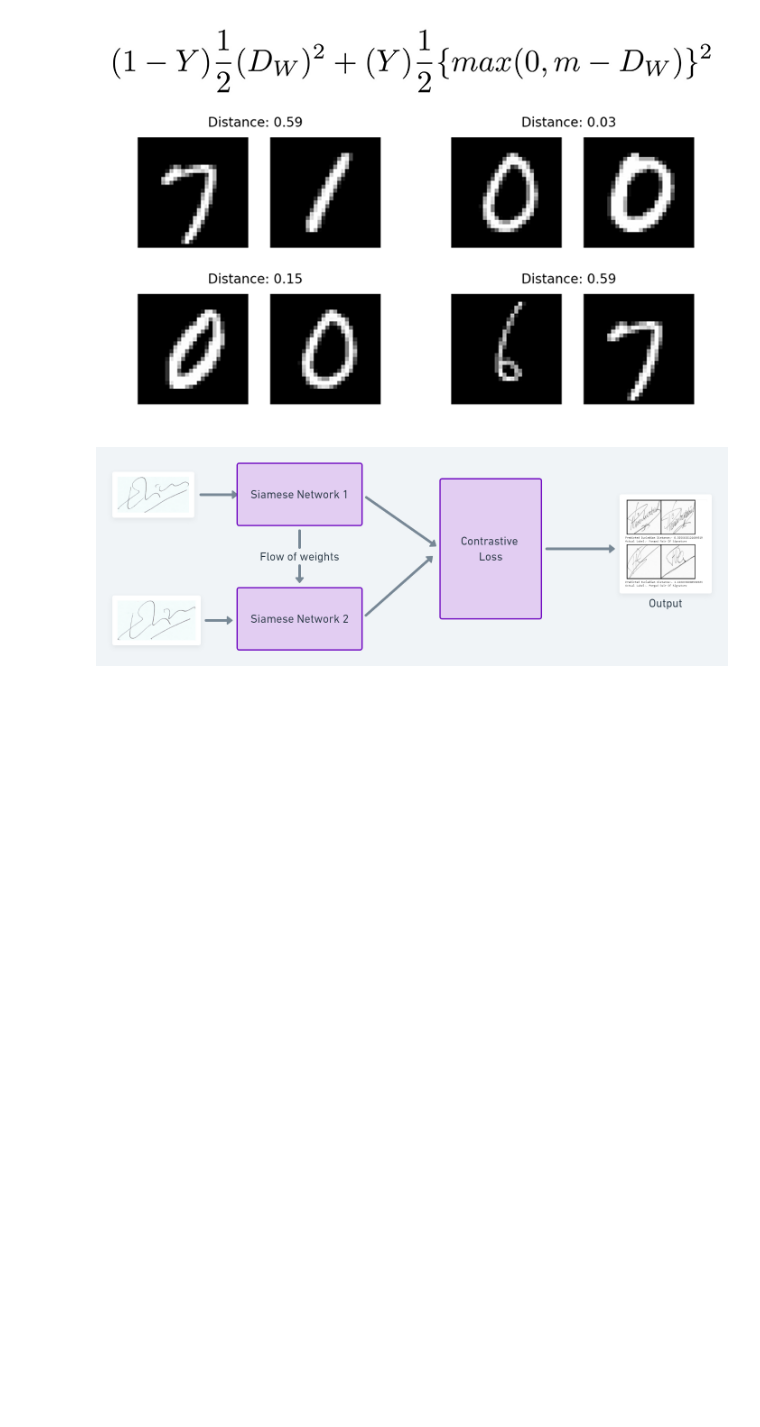
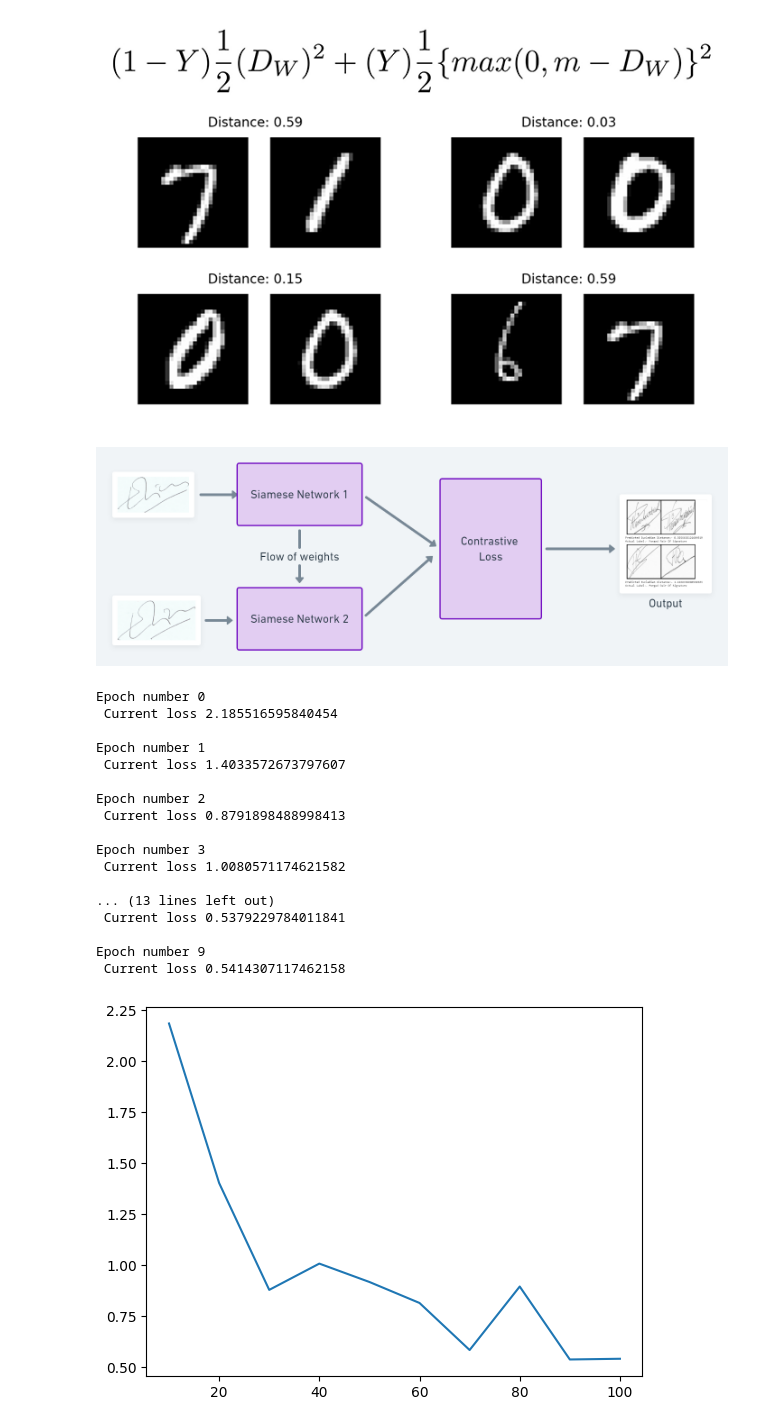
Before and after one commit to PNisargkumar/SiameseNeuralNetwork, a Jupyter notebook: 014_siameseNetwork.ipynb, the cells around one changed output. Saved outputs shown, nothing was run; the diff lists cells and outputs as text; code cells hidden in the pictures; blank space fills up the shorter version.

```diff
--- a/014_siameseNetwork.ipynb
+++ b/014_siameseNetwork.ipynb
@@ -21,6 +21,7 @@ from torch.autograd import Variable
 import torch.nn as nn
 from torch import optim
 import torch.nn.functional as F
+device = torch.device("cuda" if torch.cuda.is_available() else "cpu")
 # %%
 # Creating some helper functions
 def imshow(img, text=None):
@@ -178,10 +179,9 @@ class ContrastiveLoss(torch.nn.Module):
 # Load the training dataset
 train_dataloader = DataLoader(siamese_dataset,
                         shuffle=True,
-                        num_workers=8,
                         batch_size=64)
 # %%
-net = SiameseNetwork().cuda()
+net = SiameseNetwork().to(device)
 criterion = ContrastiveLoss()
 optimizer = optim.Adam(net.parameters(), lr = 0.0005 )
 # %% [markdown]
@@ -192,37 +192,56 @@ loss_history = []
 iteration_number= 0
 
 # Iterate throught the epochs
-for epoch in range(100):
+for epoch in range(10):
 
     # Iterate over batches
-    for i, (img0, img1, label) in enumerate(train_dataloader, 0):
+    for i, (img0, img1, label) in enumerate(train_dataloader):
 
         # Send the images and labels to CUDA
-        img0, img1, label = img0.cuda(), img1.cuda(), label.cuda()
+        img0, img1, label = img0.to(device), img1.to(device), label.to(device)
 
         # Zero the gradients
         optimizer.zero_grad()
 
         # Pass in the two images into the network and obtain two outputs
         output1, output2 = net(img0, img1)
 
         # Pass the outputs of the networks and label into the loss function
         loss_contrastive = criterion(output1, output2, label)
 
         # Calculate the backpropagation
         loss_contrastive.backward()
 
         # Optimize
         optimizer.step()
 
         # Every 10 batches print out the loss
         if i % 10 == 0 :
             print(f"Epoch number {epoch}\n Current loss {loss_contrastive.item()}\n")
             iteration_number += 10
 
             counter.append(iteration_number)
             loss_history.append(loss_contrastive.item())
 
 show_plot(counter, loss_history)
+# %% [output]
+Epoch number 0
+ Current loss 2.185516595840454
+
+Epoch number 1
+ Current loss 1.4033572673797607
+
+Epoch number 2
+ Current loss 0.8791898488998413
+
+Epoch number 3
+ Current loss 1.0080571174621582
+
+... (13 lines left out)
+ Current loss 0.5379229784011841
+
+Epoch number 9
+ Current loss 0.5414307117462158
+[figure, added]
 # %%
 # Locate the test dataset and load it into the SiameseNetworkDataset
```
Also changed, not shown: parts of 3 cells of this notebook, 1 other file.
